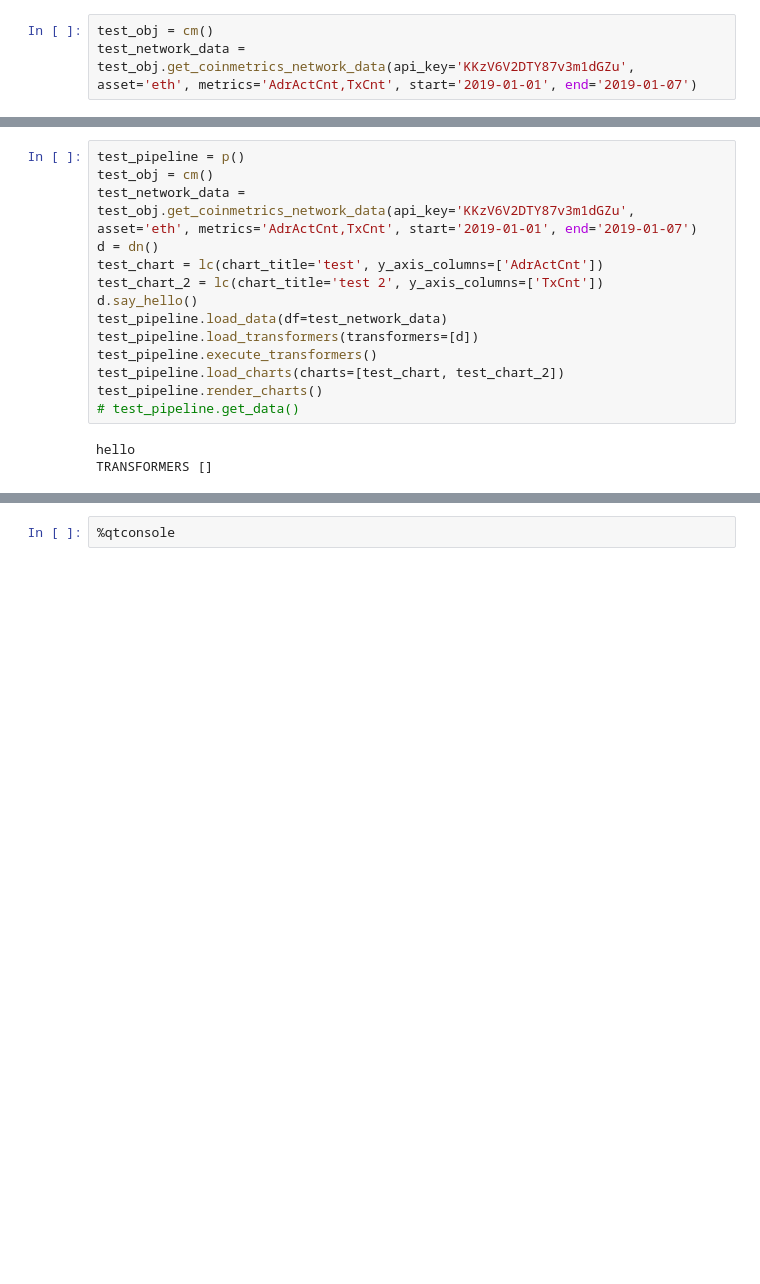
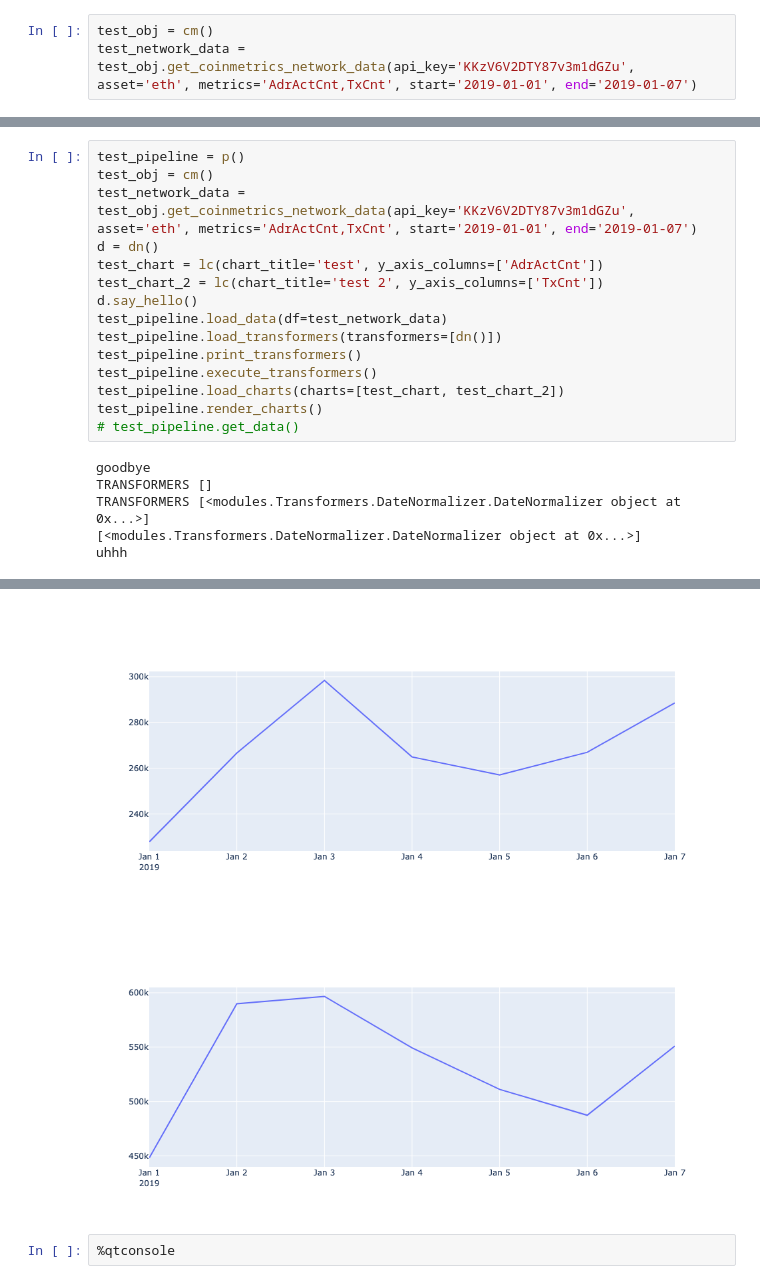
Before and after one commit to 0x2b543c/0xv8l422, a Jupyter notebook: notebooks/test.ipynb, the cells around one changed output, grey strips where cells are left out. Cells and saved outputs as stored; diff of their text form; blank space fills up the shorter version.

```diff
--- a/notebooks/test.ipynb
+++ b/notebooks/test.ipynb
@@ -43,12 +44,16 @@ test_chart = lc(chart_title='test', y_axis_columns=['AdrActCnt'])
 test_chart_2 = lc(chart_title='test 2', y_axis_columns=['TxCnt'])
 d.say_hello()
 test_pipeline.load_data(df=test_network_data)
-test_pipeline.load_transformers(transformers=[d])
+test_pipeline.load_transformers(transformers=[dn()])
+test_pipeline.print_transformers()
 test_pipeline.execute_transformers()
 test_pipeline.load_charts(charts=[test_chart, test_chart_2])
 test_pipeline.render_charts()
 # test_pipeline.get_data()
 # %% [output]
-hello
+goodbye
 TRANSFORMERS []
+TRANSFORMERS [<modules.Transformers.DateNormalizer.DateNormalizer object at 0x...>]
+[<modules.Transformers.DateNormalizer.DateNormalizer object at 0x...>]
+uhhh
 [interactive output not drawn]
@@ -56,2 +60,4 @@ TRANSFORMERS []
+[figure, added]
+[figure, added]
 # %%
 %qtconsole
```
Also changed, not shown: parts of 4 cells of this notebook, 7 other files.
